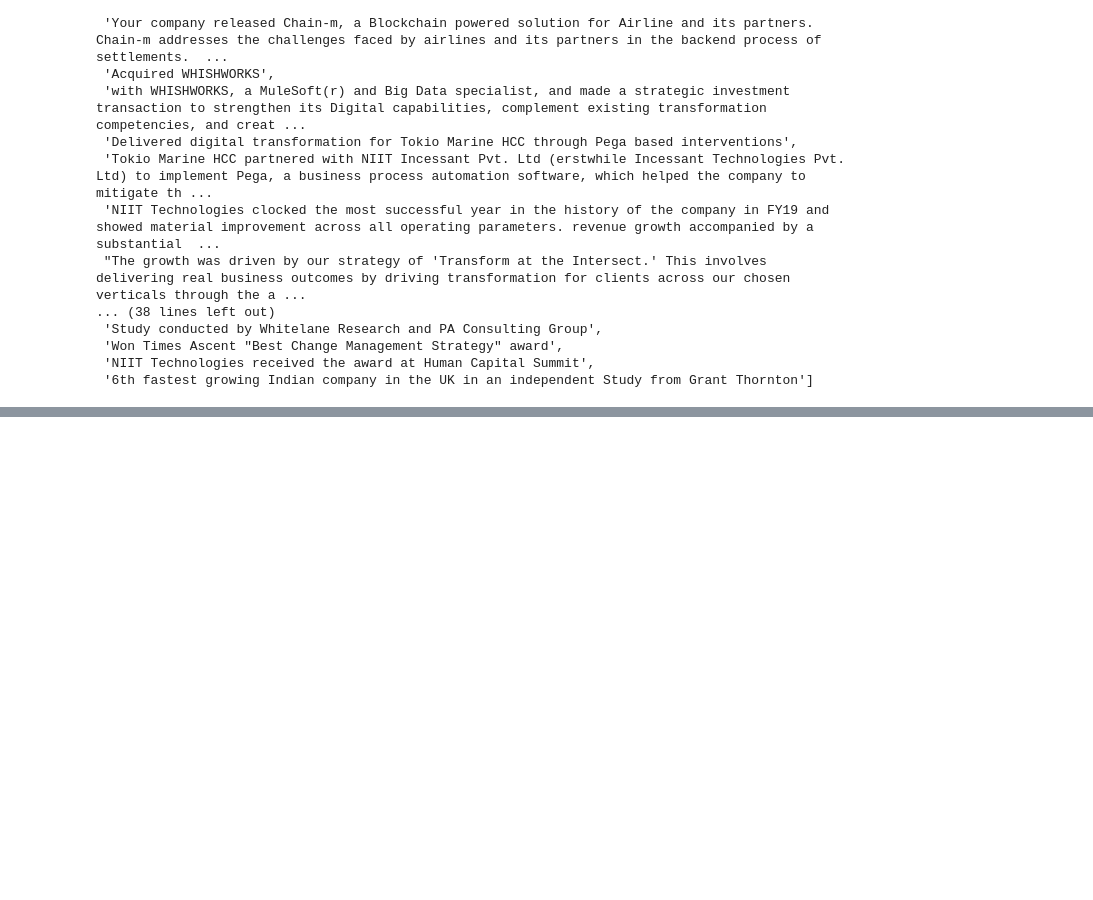
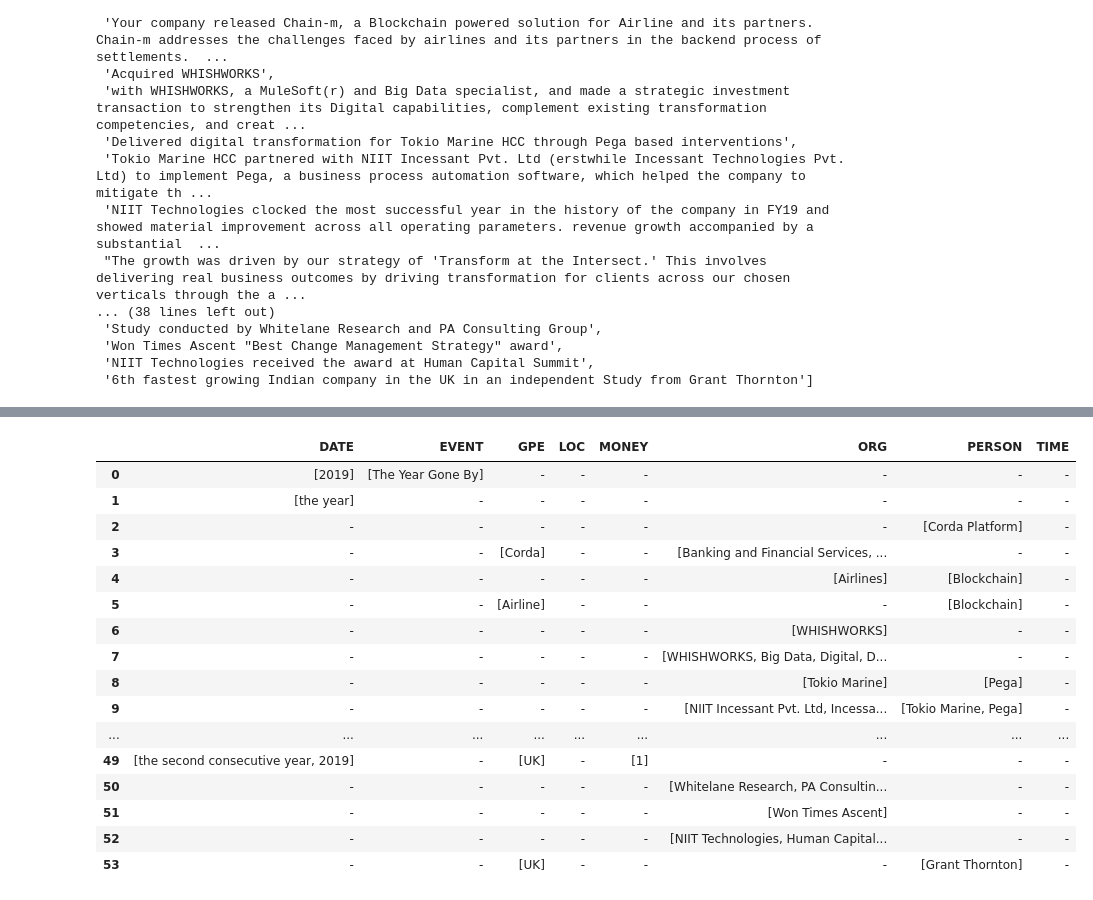
Before and after one commit to anantmehta33/Financial-Document-Analysis, a Jupyter notebook: NER_for_FY2019.ipynb, the cells around one changed output, grey strips where cells are left out. Saved outputs shown, nothing was run; the diff lists cells and outputs as text; code cells hidden in the pictures; blank space fills up the shorter version.

```diff
--- a/NER_for_FY2019.ipynb
+++ b/NER_for_FY2019.ipynb
@@ -359,0 +411,24 @@ df.T
+# %%
+#spacy
+#CARDINAL,FAC, LANGUAGE, LAW,NORP,ORDINAL,PERCENT,PROD,QUAN,WORK_OF_ART
+df1.drop(['CARDINAL','FAC','LANGUAGE','LAW','NORP','ORDINAL','PERCENT','PRODUCT',
+              'QUANTITY','WORK_OF_ART'],axis=1,inplace=True)
+df1
+# %% [output]
+|  | DATE | EVENT | GPE | LOC | MONEY | ORG | PERSON | TIME |
+| 0 | [2019] | [The Year Gone By] | - | - | - | - | - | - |
+| 1 | [the year] | - | - | - | - | - | - | - |
+| 2 | - | - | - | - | - | - | [Corda Platform] | - |
+| 3 | - | - | [Corda] | - | - | [Banking and Financial Services, ... | - | - |
+| 4 | - | - | - | - | - | [Airlines] | [Blockchain] | - |
+| 5 | - | - | [Airline] | - | - | - | [Blockchain] | - |
+| 6 | - | - | - | - | - | [WHISHWORKS] | - | - |
+| 7 | - | - | - | - | - | [WHISHWORKS, Big Data, Digital, D... | - | - |
+| 8 | - | - | - | - | - | [Tokio Marine] | [Pega] | - |
+| 9 | - | - | - | - | - | [NIIT Incessant Pvt. Ltd, Incessa... | [Tokio Marine, Pega] | - |
+| ... | ... | ... | ... | ... | ... | ... | ... | ... |
+| 49 | [the second consecutive year, 2019] | - | [UK] | - | [1] | - | - | - |
+| 50 | - | - | - | - | - | [Whitelane Research, PA Consultin... | - | - |
+| 51 | - | - | - | - | - | [Won Times Ascent] | - | - |
+| 52 | - | - | - | - | - | [NIIT Technologies, Human Capital... | - | - |
+| 53 | - | - | [UK] | - | - | - | [Grant Thornton] | - |
```
Also changed, not shown: parts of 33 cells of this notebook, 4 other files.
